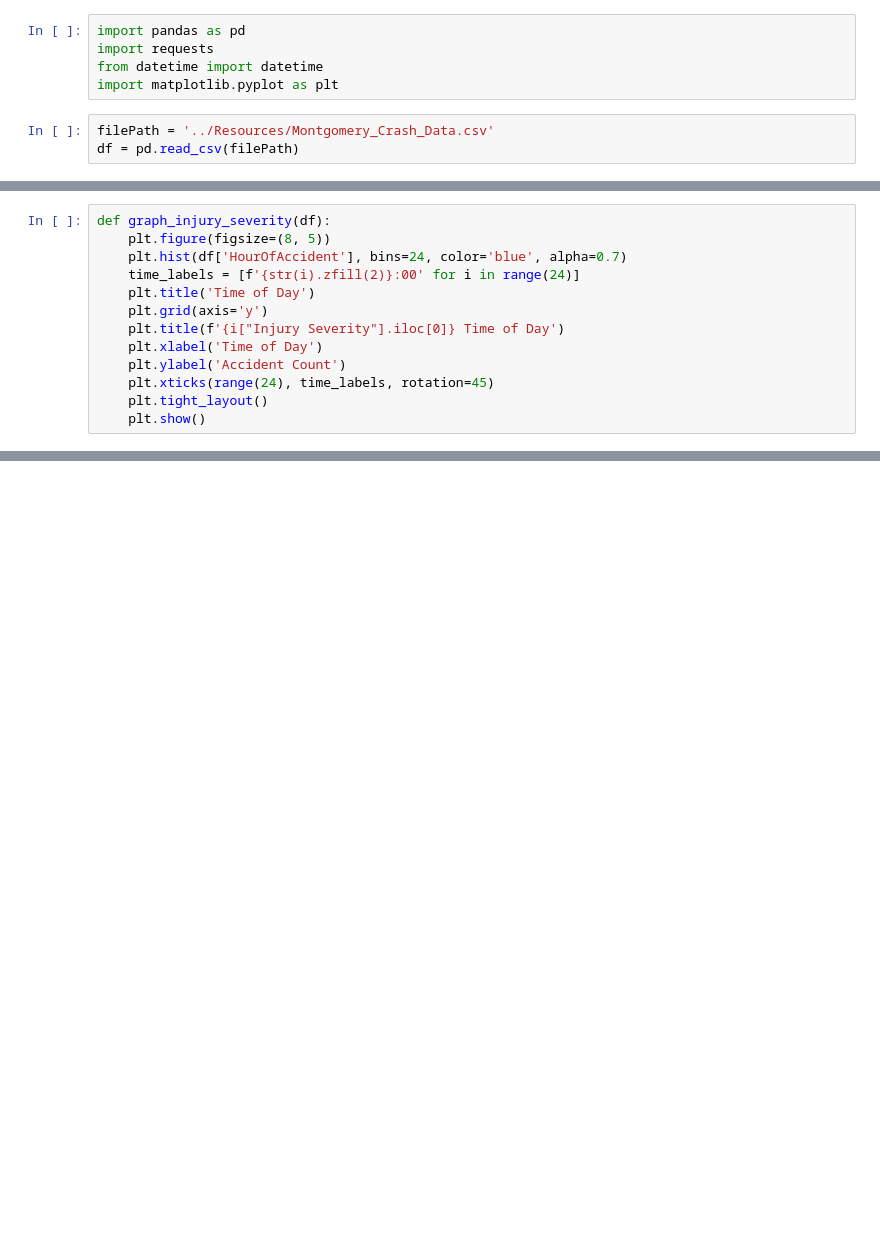
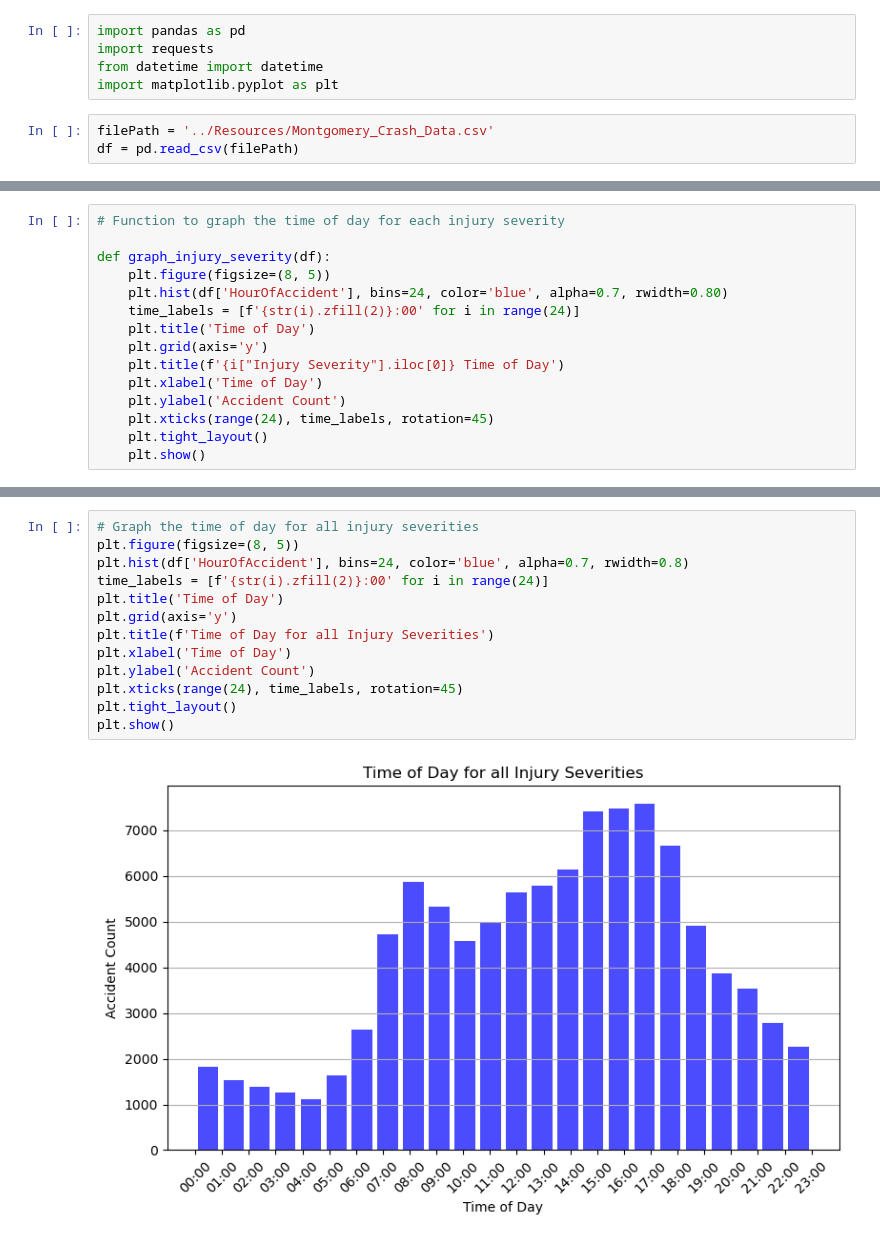
Before and after one commit to Brian-Hansen-Turton/module-9-project, a Jupyter notebook: Code/DateTimeSeverityAnalysis.ipynb, the cells around one changed output, grey strips where cells are left out. Saved outputs shown, nothing was run; the diff lists cells and outputs as text; blank space fills up the shorter version.

```diff
--- a/Code/DateTimeSeverityAnalysis.ipynb
+++ b/Code/DateTimeSeverityAnalysis.ipynb
@@ -89,7 +258,9 @@ for i in df_injury_list:
 # %%
+# Function to graph the time of day for each injury severity
+
 def graph_injury_severity(df):
     plt.figure(figsize=(8, 5))
-    plt.hist(df['HourOfAccident'], bins=24, color='blue', alpha=0.7)
+    plt.hist(df['HourOfAccident'], bins=24, color='blue', alpha=0.7, rwidth=0.80)
     time_labels = [f'{str(i).zfill(2)}:00' for i in range(24)]
     plt.title('Time of Day')
     plt.grid(axis='y')
@@ -104,0 +282,15 @@ for i in df_injury_list:
+# %%
+# Graph the time of day for all injury severities
+plt.figure(figsize=(8, 5))
+plt.hist(df['HourOfAccident'], bins=24, color='blue', alpha=0.7, rwidth=0.8)
+time_labels = [f'{str(i).zfill(2)}:00' for i in range(24)]
+plt.title('Time of Day')
+plt.grid(axis='y')
+plt.title(f'Time of Day for all Injury Severities')
+plt.xlabel('Time of Day')
+plt.ylabel('Accident Count')
+plt.xticks(range(24), time_labels, rotation=45)
+plt.tight_layout()
+plt.show()
+# %% [output]
+[figure, added]
```
Also changed, not shown: parts of 17 cells of this notebook.
